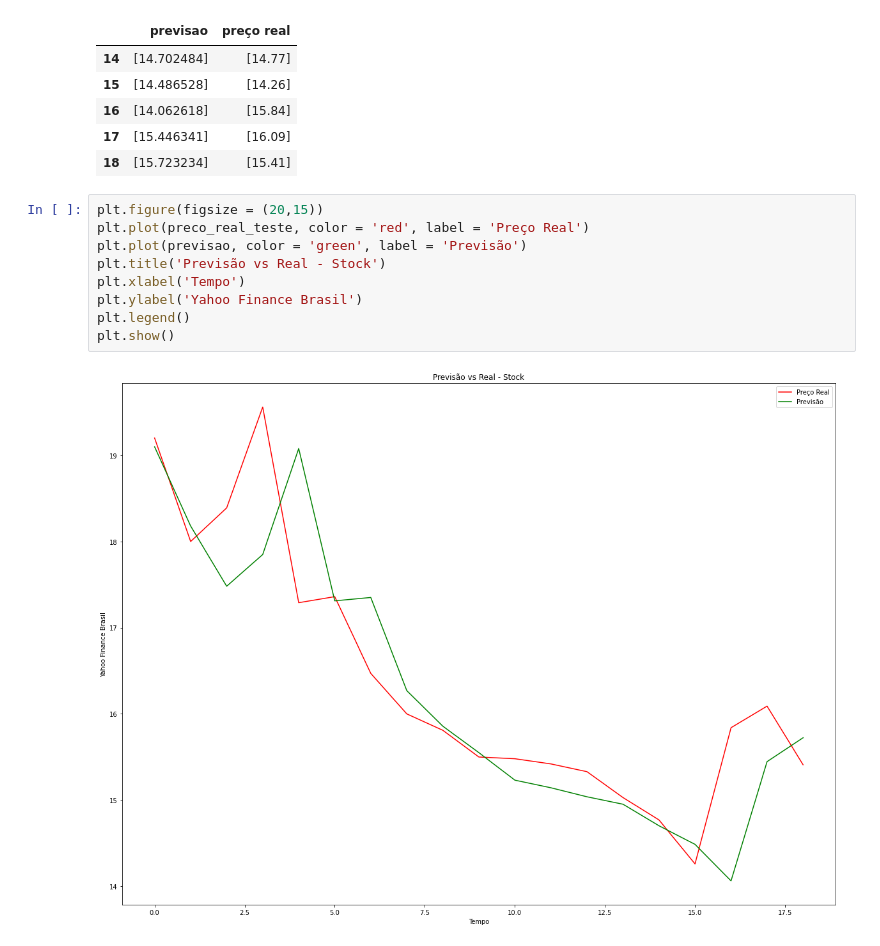
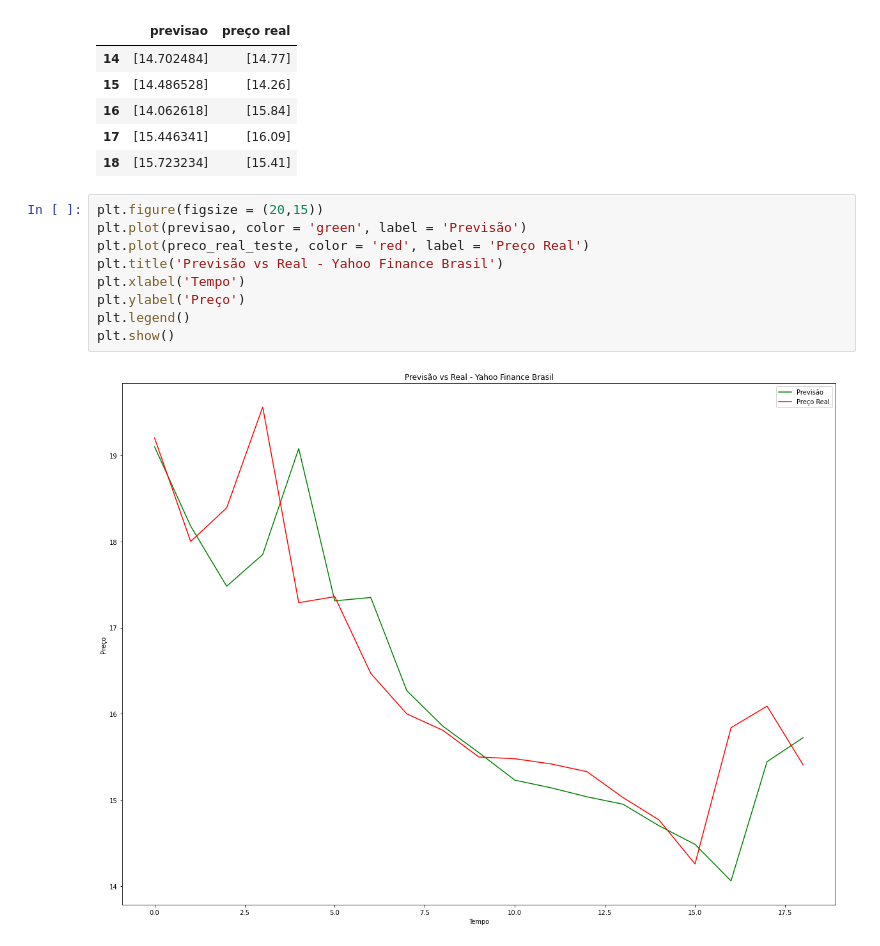
Before and after one commit to itimes-digital/deep-learning-estudo, a Jupyter notebook: analise_petr4.ipynb, the cells around one changed output. Drawn from its saved outputs; the diff is of its cells as text.

```diff
--- a/analise_petr4.ipynb
+++ b/analise_petr4.ipynb
@@ -352,12 +334,12 @@ previsao_real.tail()
 | 18 | [15.723234] | [15.41] |
 # %%
 plt.figure(figsize = (20,15))
+plt.plot(previsao, color = 'green', label = 'Previsão')
 plt.plot(preco_real_teste, color = 'red', label = 'Preço Real')
-plt.plot(previsao, color = 'green', label = 'Previsão')
-plt.title('Previsão vs Real - Stock')
+plt.title('Previsão vs Real - Yahoo Finance Brasil')
 plt.xlabel('Tempo')
-plt.ylabel('Yahoo Finance Brasil')
+plt.ylabel('Preço')
 plt.legend()
 plt.show()
 # %% [output]
-[figure, old version]
+[figure, new version]
```
Also changed, not shown: parts of 1 cell of this notebook.
